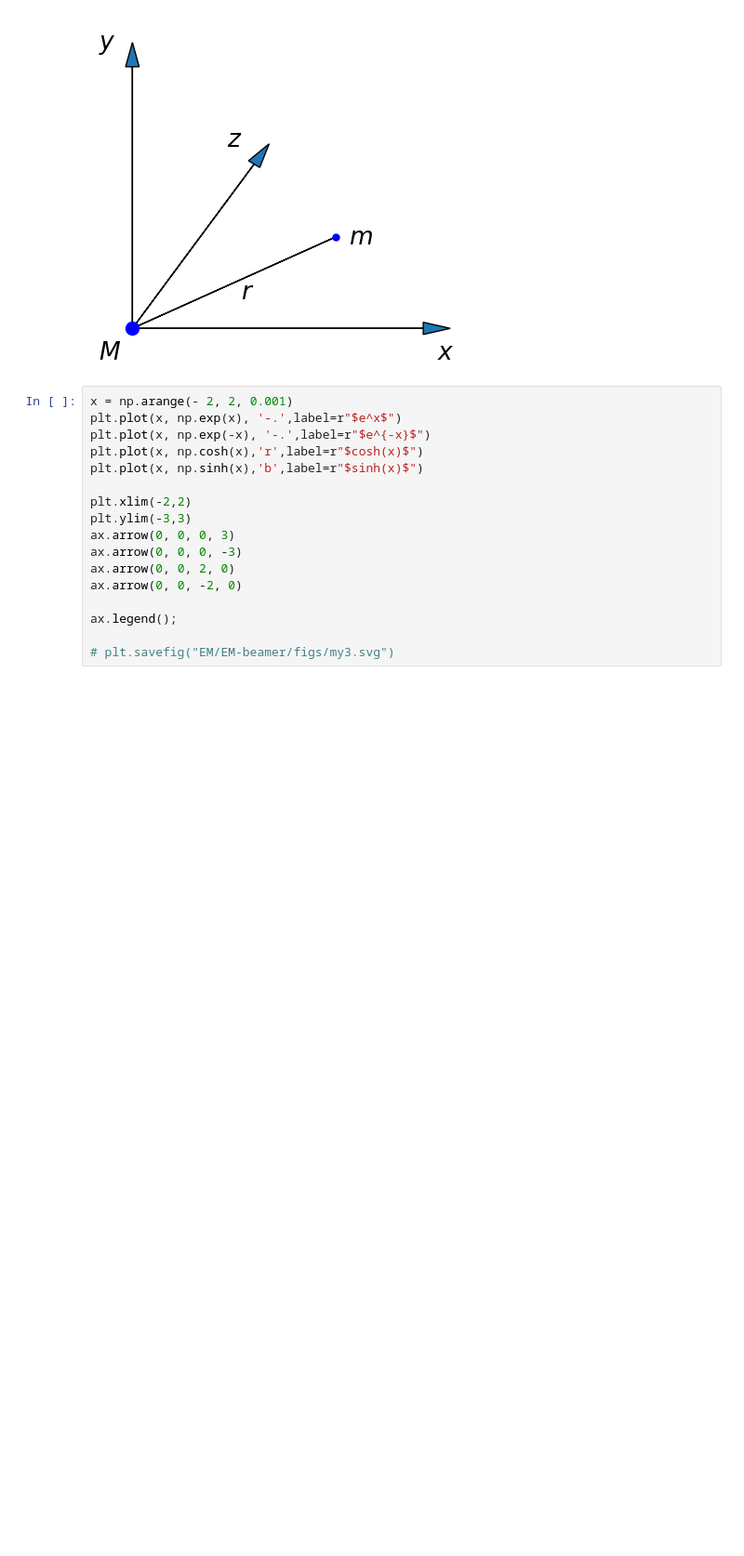
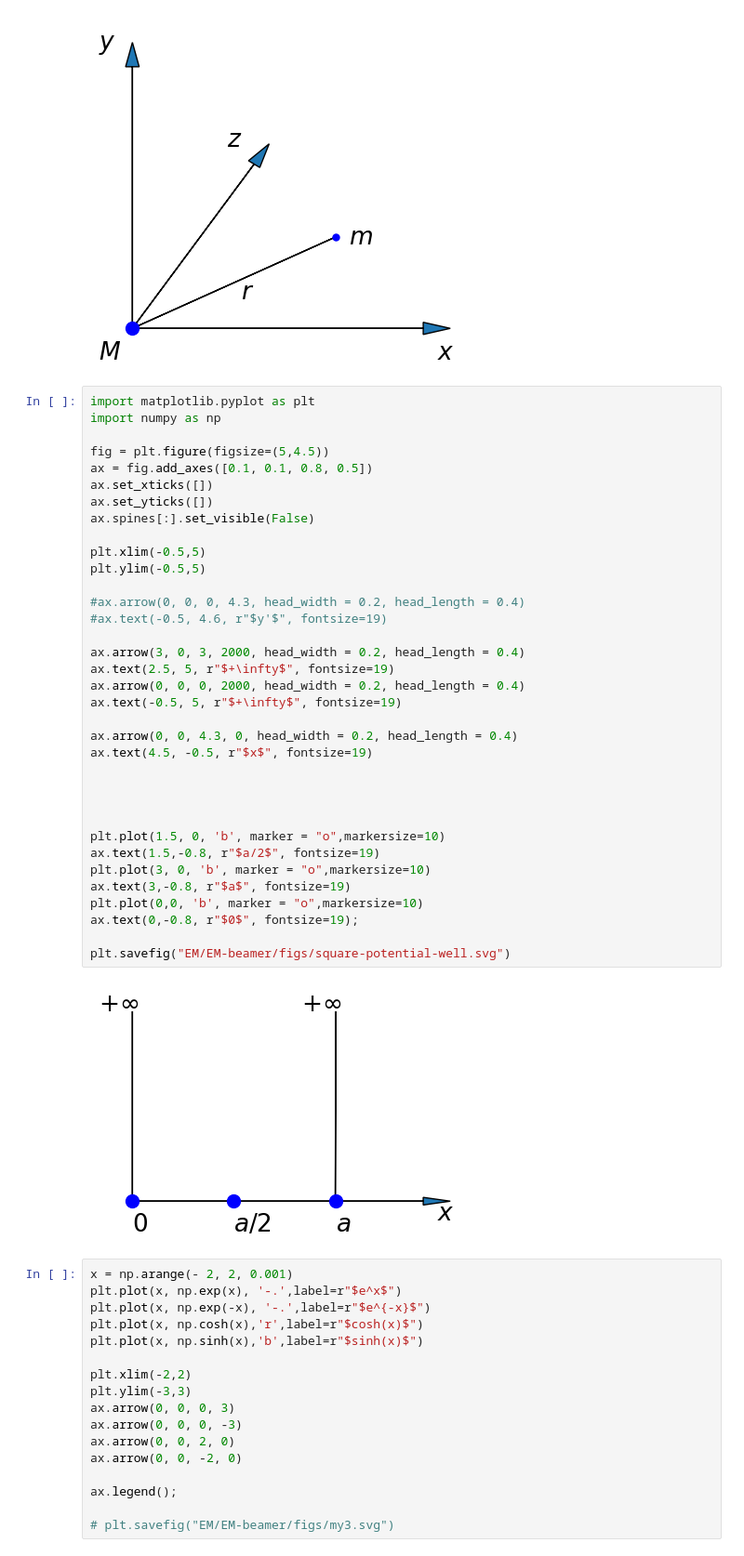
Before and after one commit to xfli376/Lecture, a Jupyter notebook: python_MQ_ME.ipynb, the cells around one changed output. Shown at 93% size. Saved outputs shown, nothing was run; the diff lists cells and outputs as text; blank space fills up the shorter version.

```diff
--- a/python_MQ_ME.ipynb
+++ b/python_MQ_ME.ipynb
@@ -244,6 +244,43 @@ ax.text(1.6, 0.5, r"$r$", fontsize=19)
 # %% [output]
 Text(1.6, 0.5, '$r$')
 [figure]
+# %%
+import matplotlib.pyplot as plt
+import numpy as np
+
+fig = plt.figure(figsize=(5,4.5))
+ax = fig.add_axes([0.1, 0.1, 0.8, 0.5])
+ax.set_xticks([])
+ax.set_yticks([])
+ax.spines[:].set_visible(False)
+
+plt.xlim(-0.5,5)
+plt.ylim(-0.5,5)
+
+#ax.arrow(0, 0, 0, 4.3, head_width = 0.2, head_length = 0.4)
+#ax.text(-0.5, 4.6, r"$y'$", fontsize=19)
+
+ax.arrow(3, 0, 3, 2000, head_width = 0.2, head_length = 0.4)
+ax.text(2.5, 5, r"$+\infty$", fontsize=19)
+ax.arrow(0, 0, 0, 2000, head_width = 0.2, head_length = 0.4)
+ax.text(-0.5, 5, r"$+\infty$", fontsize=19)
+
+ax.arrow(0, 0, 4.3, 0, head_width = 0.2, head_length = 0.4)
+ax.text(4.5, -0.5, r"$x$", fontsize=19)
+
+
+
+
+plt.plot(1.5, 0, 'b', marker = "o",markersize=10)
+ax.text(1.5,-0.8, r"$a/2$", fontsize=19)
+plt.plot(3, 0, 'b', marker = "o",markersize=10)
+ax.text(3,-0.8, r"$a$", fontsize=19)
+plt.plot(0,0, 'b', marker = "o",markersize=10)
+ax.text(0,-0.8, r"$0$", fontsize=19);
+
+plt.savefig("EM/EM-beamer/figs/square-potential-well.svg")
+# %% [output]
+[figure, added]
 # %%
 x = np.arange(- 2, 2, 0.001)
 plt.plot(x, np.exp(x), '-.',label=r"$e^x$")
```
Also changed, not shown: parts of 7 cells of this notebook, 29 other files.
